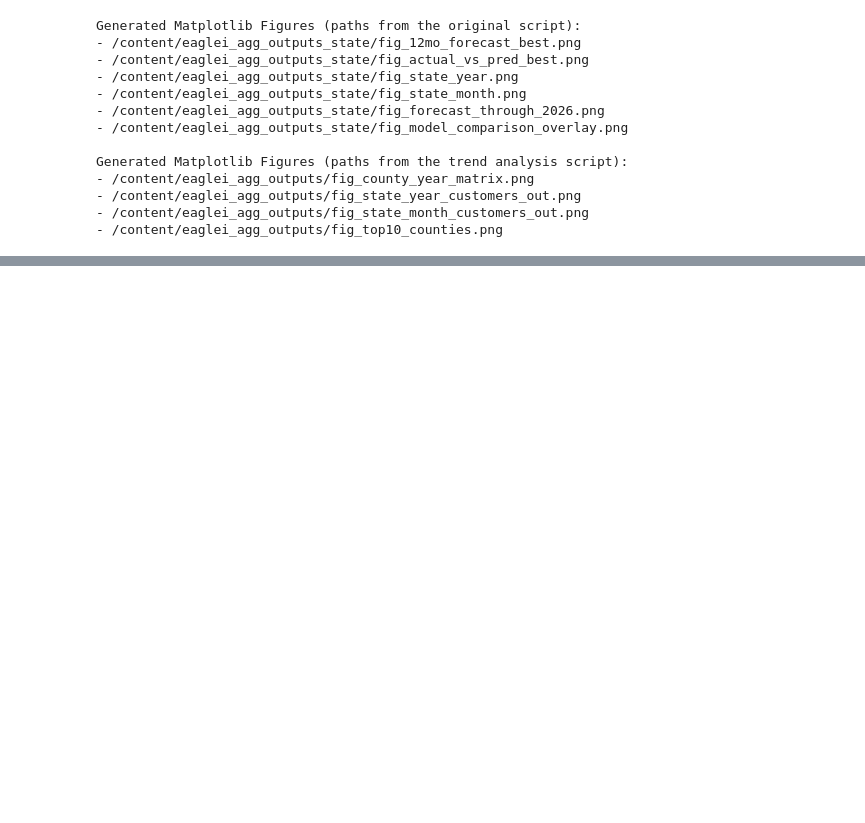
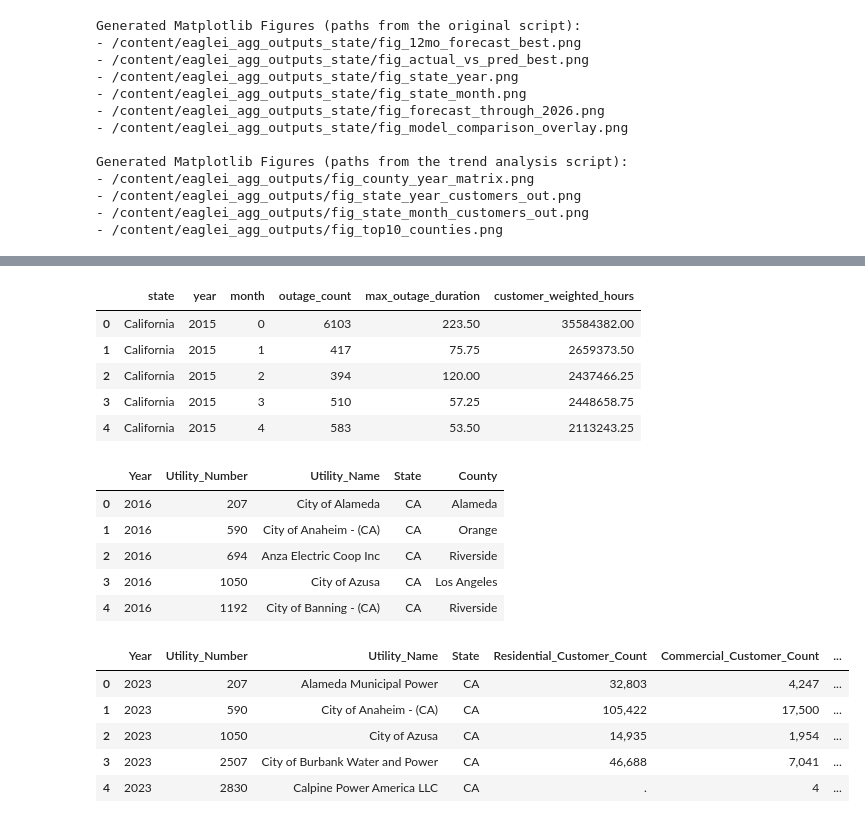
Before and after one commit to victorialovefranklin/Toward-Climate-Resilient-Energy-Systems, a Jupyter notebook: EAGLE_I_Aggregated_(Statewide)_Trends_Models_Forecast.ipynb, the cells around one changed output, grey strips where cells are left out. Saved outputs shown, nothing was run; the diff lists cells and outputs as text; code cells hidden in the pictures; blank space fills up the shorter version.

```diff
--- a/EAGLE_I_Aggregated_(Statewide)_Trends_Models_Forecast.ipynb
+++ b/EAGLE_I_Aggregated_(Statewide)_Trends_Models_Forecast.ipynb
@@ -1119,0 +1121,29 @@ Generated Matplotlib Figures (paths from the trend analysis script):
+# %%
+import pandas as pd
+
+eaglei_agg_df = pd.read_csv('/content/Eaglei_CA_Outages_Agg.csv')
+eia_territory_df = pd.read_csv('/content/EIA861_CA_Service_Territory_Cust.csv')
+eia_sales_df = pd.read_csv('/content/EIA861_CA_Sales_Cust.csv')
+
+display(eaglei_agg_df.head())
+display(eia_territory_df.head())
+display(eia_sales_df.head())
+# %% [output]
+|  | state | year | month | outage_count | max_outage_duration | customer_weighted_hours |
+| 0 | California | 2015 | 0 | 6103 | 223.50 | 35584382.00 |
+| 1 | California | 2015 | 1 | 417 | 75.75 | 2659373.50 |
+| 2 | California | 2015 | 2 | 394 | 120.00 | 2437466.25 |
+| 3 | California | 2015 | 3 | 510 | 57.25 | 2448658.75 |
+| 4 | California | 2015 | 4 | 583 | 53.50 | 2113243.25 |
+|  | Year | Utility_Number | Utility_Name | State | County |
+| 0 | 2016 | 207 | City of Alameda | CA | Alameda |
+| 1 | 2016 | 590 | City of Anaheim - (CA) | CA | Orange |
+| 2 | 2016 | 694 | Anza Electric Coop Inc | CA | Riverside |
+| 3 | 2016 | 1050 | City of Azusa | CA | Los Angeles |
+| 4 | 2016 | 1192 | City of Banning - (CA) | CA | Riverside |
+|  | Year | Utility_Number | Utility_Name | State | Residential_Customer_Count | Commercial_Customer_Count | ... |
+| 0 | 2023 | 207 | Alameda Municipal Power | CA | 32,803 | 4,247 | ... |
+| 1 | 2023 | 590 | City of Anaheim - (CA) | CA | 105,422 | 17,500 | ... |
+| 2 | 2023 | 1050 | City of Azusa | CA | 14,935 | 1,954 | ... |
+| 3 | 2023 | 2507 | City of Burbank Water and Power | CA | 46,688 | 7,041 | ... |
+| 4 | 2023 | 2830 | Calpine Power America LLC | CA | . | 4 | ... |
```
Also changed, not shown: parts of 23 cells of this notebook.
